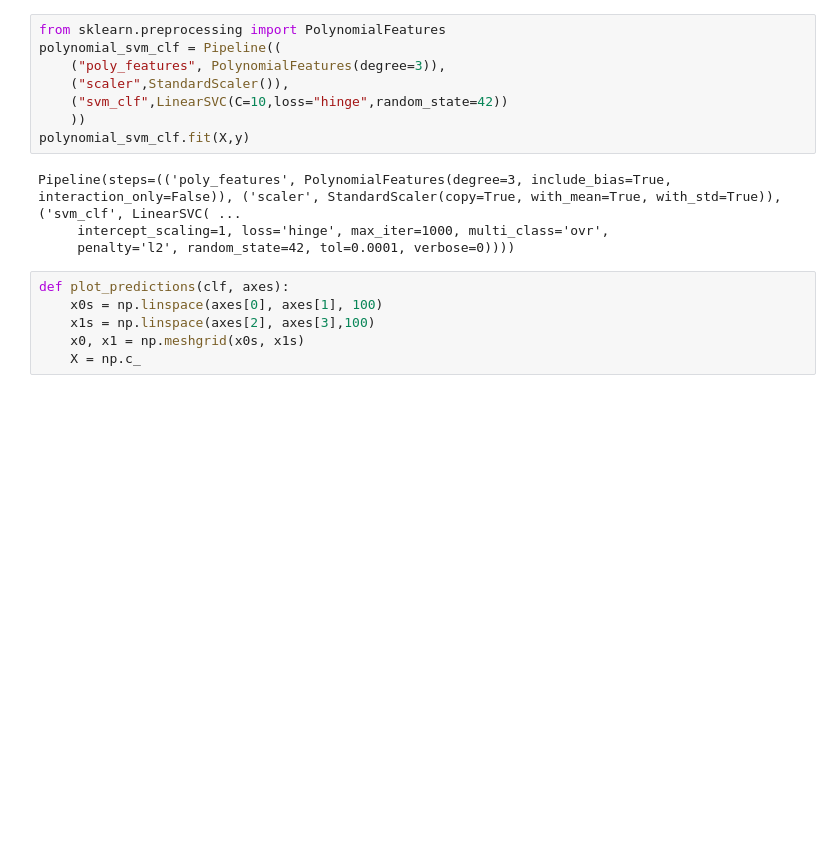
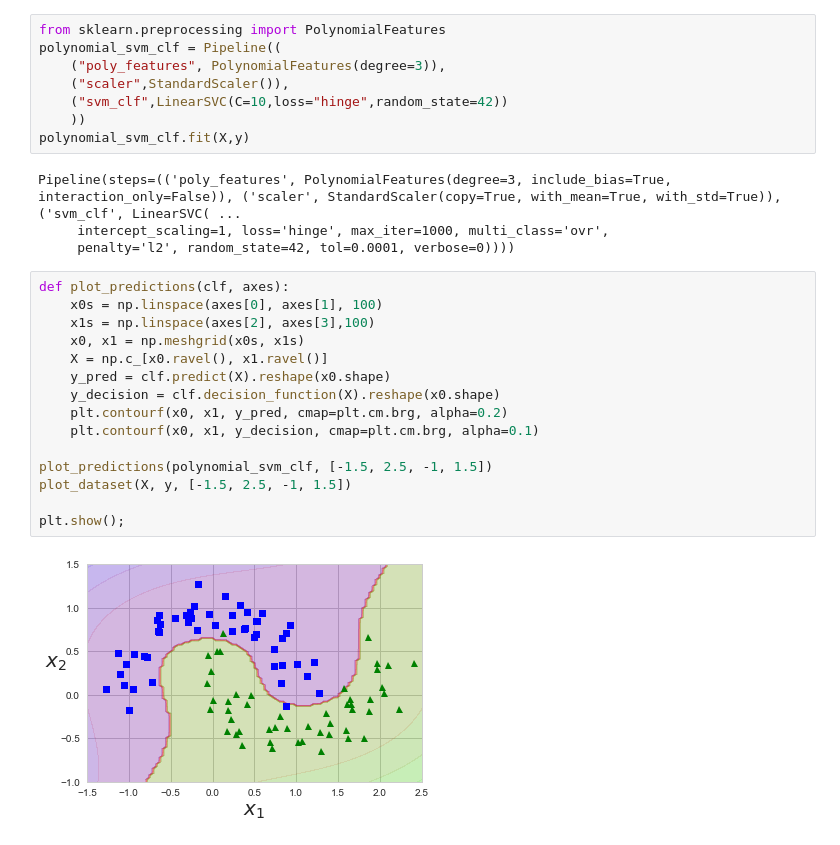
Before and after one commit to hirohisakubota/Hands_On_MachineLearning_book, a Jupyter notebook: chap05/Support Vector Machines.ipynb, the cells around one changed output. Drawn from its saved outputs; the diff is of its cells as text; blank space fills up the shorter version.

```diff
--- a/chap05/Support Vector Machines.ipynb
+++ b/chap05/Support Vector Machines.ipynb
@@ -294,6 +294,17 @@ Pipeline(steps=(('poly_features', PolynomialFeatures(degree=3, include_bias=True
 # %%
 def plot_predictions(clf, axes):
     x0s = np.linspace(axes[0], axes[1], 100)
     x1s = np.linspace(axes[2], axes[3],100)
     x0, x1 = np.meshgrid(x0s, x1s)
-    X = np.c_
+    X = np.c_[x0.ravel(), x1.ravel()]
+    y_pred = clf.predict(X).reshape(x0.shape)
+    y_decision = clf.decision_function(X).reshape(x0.shape)
+    plt.contourf(x0, x1, y_pred, cmap=plt.cm.brg, alpha=0.2)
+    plt.contourf(x0, x1, y_decision, cmap=plt.cm.brg, alpha=0.1)
+
+plot_predictions(polynomial_svm_clf, [-1.5, 2.5, -1, 1.5])
+plot_dataset(X, y, [-1.5, 2.5, -1, 1.5])
+
+plt.show();
+# %% [output]
+[figure, added]
```
Also changed, not shown: parts of 2 cells of this notebook.
